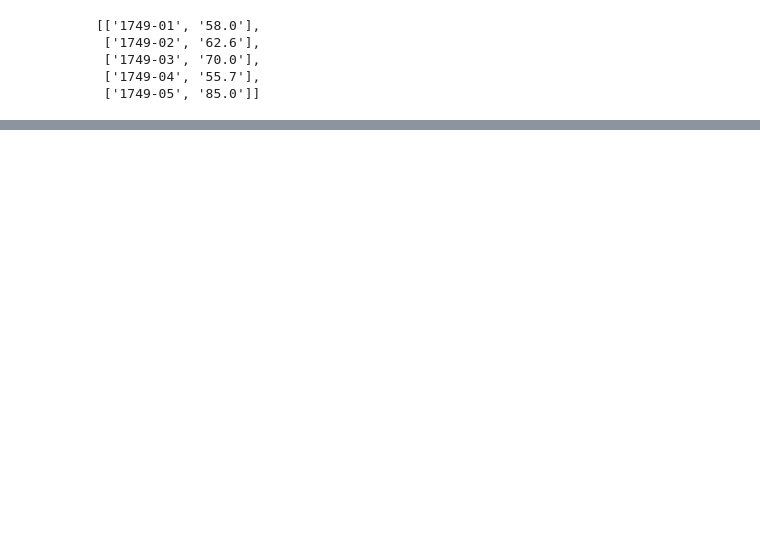
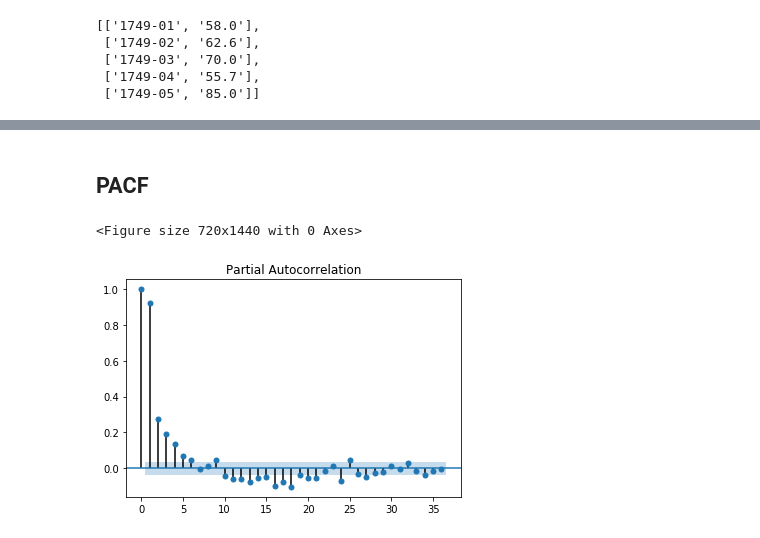
Before and after one commit to jamissonfreitas/IN1167, a Jupyter notebook: report.ipynb, the cells around one changed output, grey strips where cells are left out. Saved outputs shown, nothing was run; the diff lists cells and outputs as text; code cells hidden in the pictures; blank space fills up the shorter version.

```diff
--- a/report.ipynb
+++ b/report.ipynb
@@ -70,0 +89,8 @@ plt.show()
+# %% [markdown]
+## PACF
+# %%
+plot_pacf(serie, lags=36)
+plt.show()
+# %% [output]
+<Figure size 720x1440 with 0 Axes>
+[figure, added]
```
Also changed, not shown: parts of 20 cells of this notebook.
